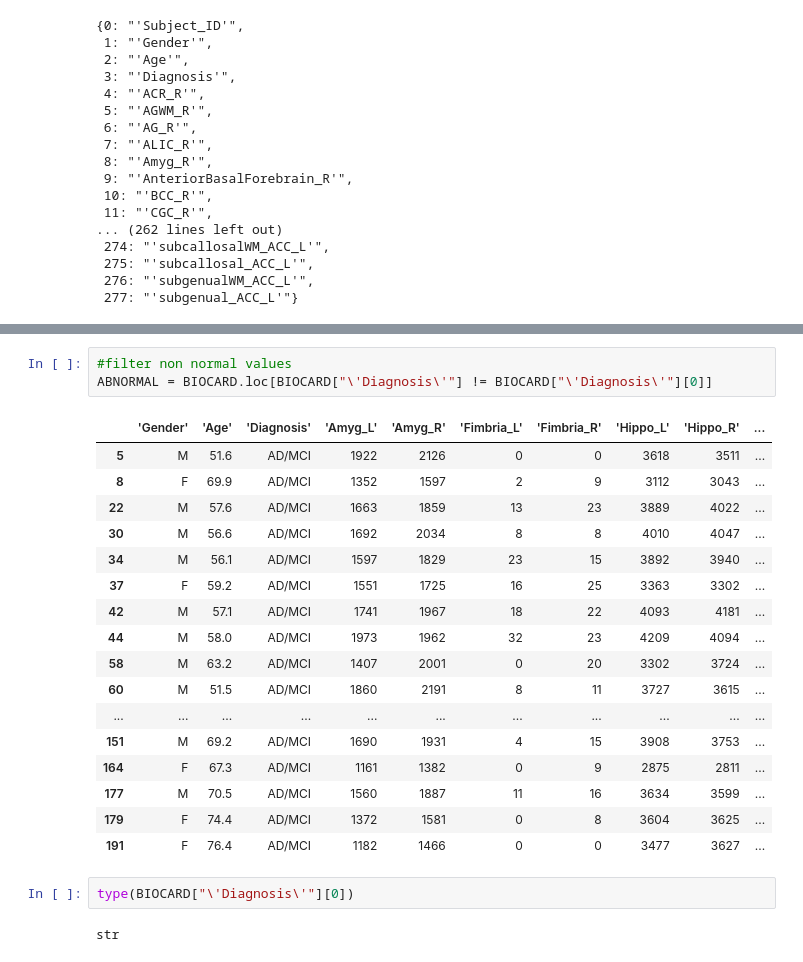
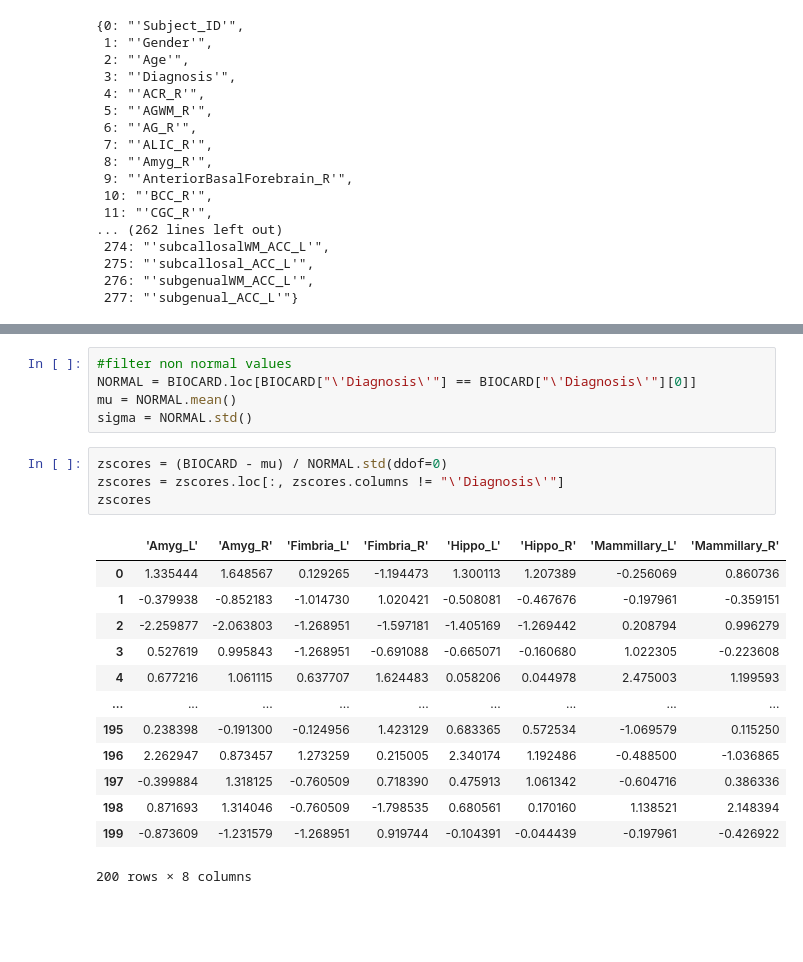
Before and after one commit to vivek-booshan/CompMed, a Jupyter notebook: analysis.ipynb, the cells around one changed output, grey strips where cells are left out. Saved outputs shown, nothing was run; the diff lists cells and outputs as text; blank space fills up the shorter version.

```diff
--- a/analysis.ipynb
+++ b/analysis.ipynb
@@ -65,25 +63,23 @@ BIOCARD
 # %%
 #filter non normal values
-ABNORMAL = BIOCARD.loc[BIOCARD["\'Diagnosis\'"] != BIOCARD["\'Diagnosis\'"][0]]
+NORMAL = BIOCARD.loc[BIOCARD["\'Diagnosis\'"] == BIOCARD["\'Diagnosis\'"][0]]
+mu = NORMAL.mean()
+sigma = NORMAL.std()
-# %% [output]
-|  | 'Gender' | 'Age' | 'Diagnosis' | 'Amyg_L' | 'Amyg_R' | 'Fimbria_L' | 'Fimbria_R' | 'Hippo_L' | 'Hippo_R' | ... |
-| 5 | M | 51.6 | AD/MCI | 1922 | 2126 | 0 | 0 | 3618 | 3511 | ... |
-| 8 | F | 69.9 | AD/MCI | 1352 | 1597 | 2 | 9 | 3112 | 3043 | ... |
-| 22 | M | 57.6 | AD/MCI | 1663 | 1859 | 13 | 23 | 3889 | 4022 | ... |
-| 30 | M | 56.6 | AD/MCI | 1692 | 2034 | 8 | 8 | 4010 | 4047 | ... |
-| 34 | M | 56.1 | AD/MCI | 1597 | 1829 | 23 | 15 | 3892 | 3940 | ... |
-| 37 | F | 59.2 | AD/MCI | 1551 | 1725 | 16 | 25 | 3363 | 3302 | ... |
-| 42 | M | 57.1 | AD/MCI | 1741 | 1967 | 18 | 22 | 4093 | 4181 | ... |
-| 44 | M | 58.0 | AD/MCI | 1973 | 1962 | 32 | 23 | 4209 | 4094 | ... |
-| 58 | M | 63.2 | AD/MCI | 1407 | 2001 | 0 | 20 | 3302 | 3724 | ... |
-| 60 | M | 51.5 | AD/MCI | 1860 | 2191 | 8 | 11 | 3727 | 3615 | ... |
-| ... | ... | ... | ... | ... | ... | ... | ... | ... | ... | ... |
-| 151 | M | 69.2 | AD/MCI | 1690 | 1931 | 4 | 15 | 3908 | 3753 | ... |
-| 164 | F | 67.3 | AD/MCI | 1161 | 1382 | 0 | 9 | 2875 | 2811 | ... |
-| 177 | M | 70.5 | AD/MCI | 1560 | 1887 | 11 | 16 | 3634 | 3599 | ... |
-| 179 | F | 74.4 | AD/MCI | 1372 | 1581 | 0 | 8 | 3604 | 3625 | ... |
-| 191 | F | 76.4 | AD/MCI | 1182 | 1466 | 0 | 0 | 3477 | 3627 | ... |
-# %%
-type(BIOCARD["\'Diagnosis\'"][0])
-# %% [output]
-str
+# %%
+zscores = (BIOCARD - mu) / NORMAL.std(ddof=0)
+zscores = zscores.loc[:, zscores.columns != "\'Diagnosis\'"]
+zscores
+# %% [output]
+|  | 'Amyg_L' | 'Amyg_R' | 'Fimbria_L' | 'Fimbria_R' | 'Hippo_L' | 'Hippo_R' | 'Mammillary_L' | 'Mammillary_R' |
+| 0 | 1.335444 | 1.648567 | 0.129265 | -1.194473 | 1.300113 | 1.207389 | -0.256069 | 0.860736 |
+| 1 | -0.379938 | -0.852183 | -1.014730 | 1.020421 | -0.508081 | -0.467676 | -0.197961 | -0.359151 |
+| 2 | -2.259877 | -2.063803 | -1.268951 | -1.597181 | -1.405169 | -1.269442 | 0.208794 | 0.996279 |
+| 3 | 0.527619 | 0.995843 | -1.268951 | -0.691088 | -0.665071 | -0.160680 | 1.022305 | -0.223608 |
+| 4 | 0.677216 | 1.061115 | 0.637707 | 1.624483 | 0.058206 | 0.044978 | 2.475003 | 1.199593 |
+| ... | ... | ... | ... | ... | ... | ... | ... | ... |
+| 195 | 0.238398 | -0.191300 | -0.124956 | 1.423129 | 0.683365 | 0.572534 | -1.069579 | 0.115250 |
+| 196 | 2.262947 | 0.873457 | 1.273259 | 0.215005 | 2.340174 | 1.192486 | -0.488500 | -1.036865 |
+| 197 | -0.399884 | 1.318125 | -0.760509 | 0.718390 | 0.475913 | 1.061342 | -0.604716 | 0.386336 |
+| 198 | 0.871693 | 1.314046 | -0.760509 | -1.798535 | 0.680561 | 0.170160 | 1.138521 | 2.148394 |
+| 199 | -0.873609 | -1.231579 | -1.268951 | 0.919744 | -0.104391 | -0.044439 | -0.197961 | -0.426922 |
+200 rows × 8 columns
```
Also changed, not shown: parts of 2 cells of this notebook, 1 other file.
